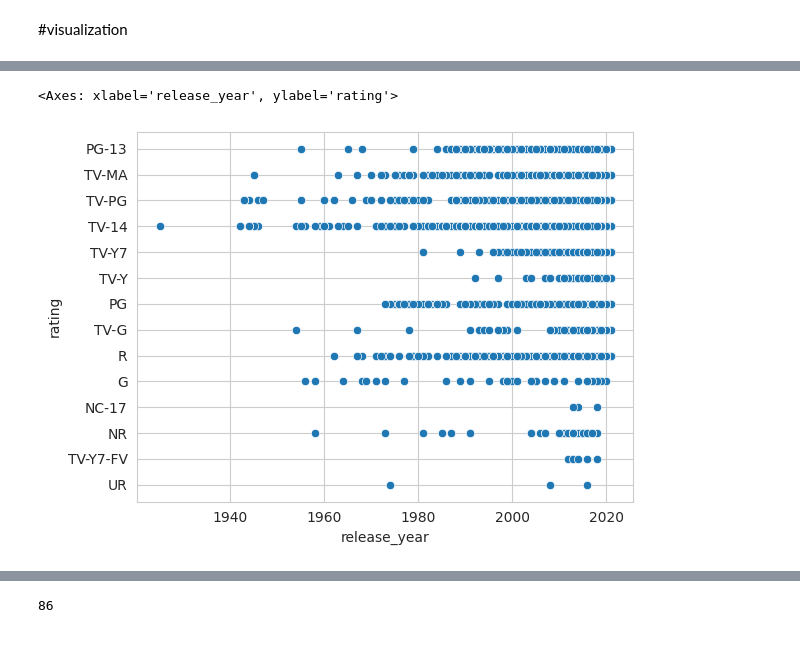
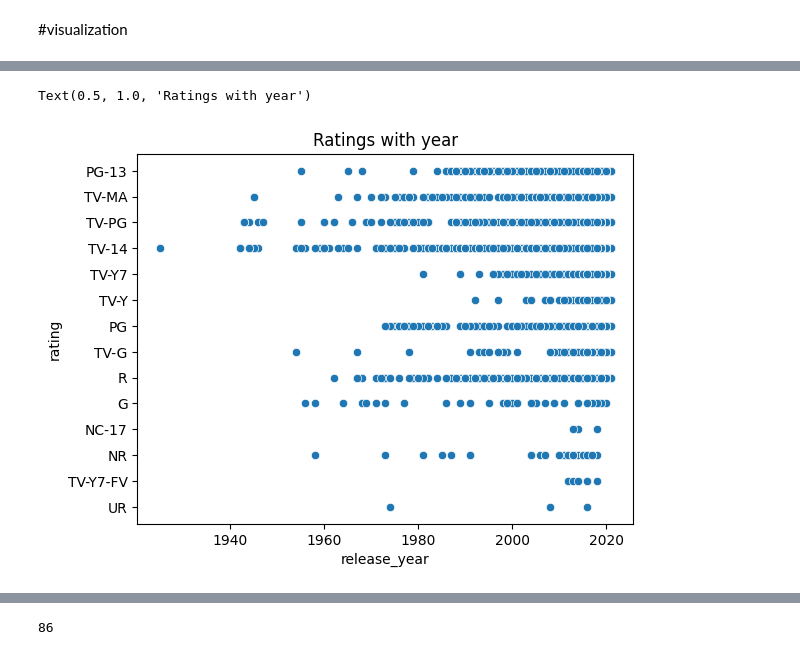
Before and after one commit to gkarthick510/Project, a Jupyter notebook: Netflix_Data_Cleaning,_Analysis_and_Visualization.ipynb, the cells around one changed output, grey strips where cells are left out. Drawn from its saved outputs; the diff is of its cells as text; code cells hidden in the pictures.

```diff
--- a/Netflix_Data_Cleaning,_Analysis_and_Visualization.ipynb
+++ b/Netflix_Data_Cleaning,_Analysis_and_Visualization.ipynb
@@ -95,6 +88,8 @@ dtypes: datetime64[ns](1), int64(1), object(8)
 memory usage: 686.8+ KB
 # %%
 data.drop(['show_id'],axis=1,inplace=True)
+# %%
+data['date_added']=pd.DatetimeIndex(data['date_added']).year
 # %%
 data.columns
 # %% [output]
@@ -342,5 +395,6 @@ plt.show()
 # %%
 sns.scatterplot(x='release_year',y='rating',data=data)
+plt.title("Ratings with year")
 # %% [output]
-<Axes: xlabel='release_year', ylabel='rating'>
+Text(0.5, 1.0, 'Ratings with year')
-[figure, old version]
+[figure, new version]
```
Also changed, not shown: parts of 25 cells of this notebook.
